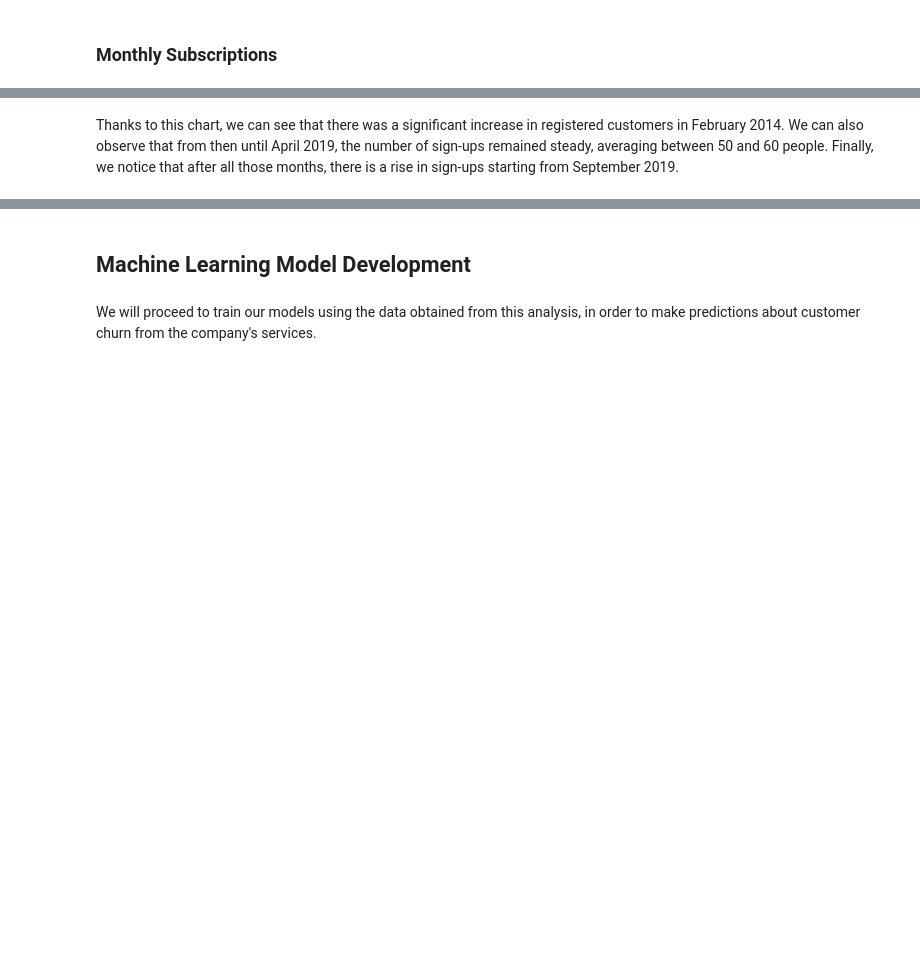
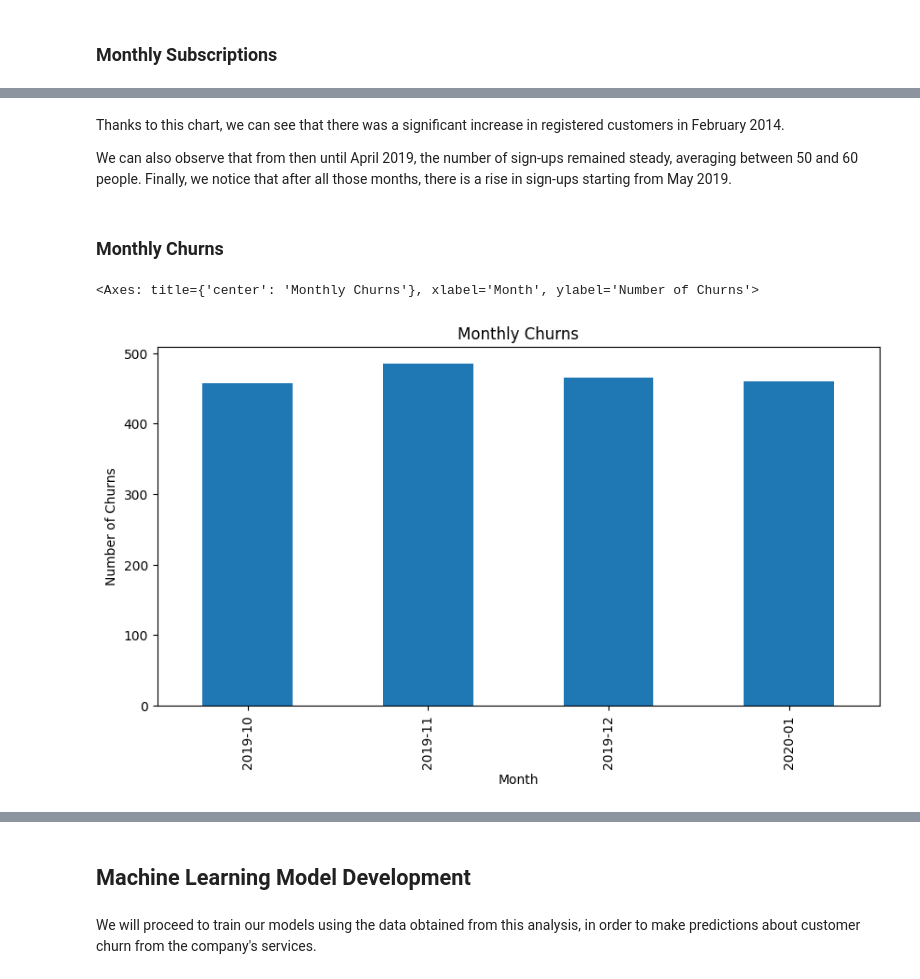
Before and after one commit to Salasian/Churn-Interconnect-Services, a Jupyter notebook: Churn_Prediction/English/Analysis.ipynb, the cells around one changed output, grey strips where cells are left out. Saved outputs shown, nothing was run; the diff lists cells and outputs as text; code cells hidden in the pictures; blank space fills up the shorter version.

```diff
--- a/Churn_Prediction/English/Analysis.ipynb
+++ b/Churn_Prediction/English/Analysis.ipynb
@@ -492,2 +463,15 @@ plt.show()
 # %% [markdown]
-Thanks to this chart, we can see that there was a significant increase in registered customers in February 2014. We can also observe that from then until April 2019, the number of sign-ups remained steady, averaging between 50 and 60 people. Finally, we notice that after all those months, there is a rise in sign-ups starting from September 2019.
+Thanks to this chart, we can see that there was a significant increase in registered customers in February 2014.
+
+We can also observe that from then until April 2019, the number of sign-ups remained steady, averaging between 50 and 60 people. Finally, we notice that after all those months, there is a rise in sign-ups starting from May 2019.
+# %% [markdown]
+### Monthly Churns
+# %%
+# Take initial contract end dates from the contract dataframe
+end_dates_results = pd.to_datetime(df_contract['EndDate'], errors='coerce')
+# %%
+churn_by_month = end_dates_results.dt.to_period('M').value_counts().sort_index()
+churn_by_month.plot(kind='bar', figsize=(10,5), title="Monthly Churns", xlabel="Month", ylabel="Number of Churns")
+# %% [output]
+<Axes: title={'center': 'Monthly Churns'}, xlabel='Month', ylabel='Number of Churns'>
+[figure, added]
```
Also changed, not shown: parts of 53 cells of this notebook, 1 other file.
